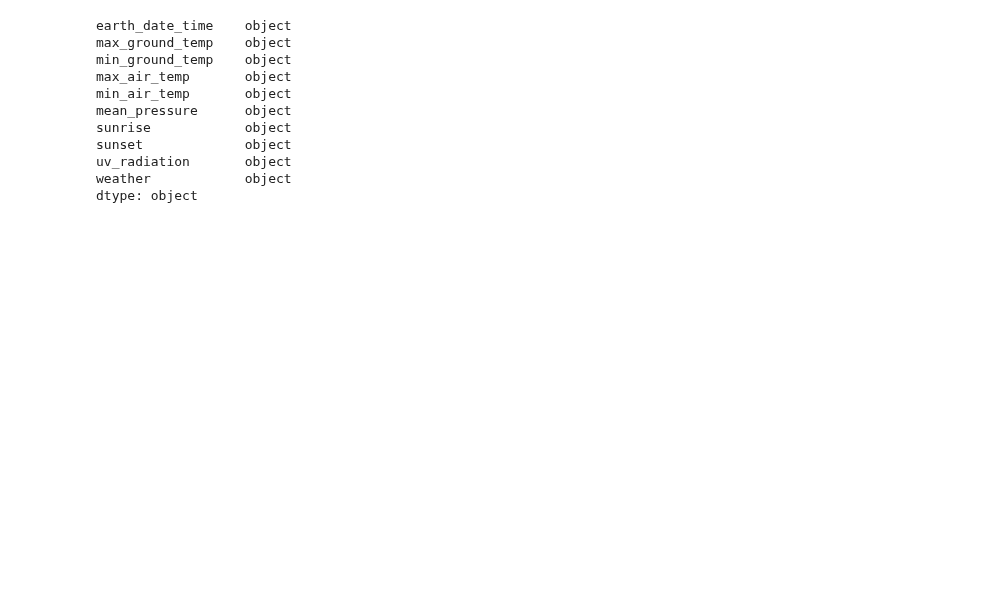
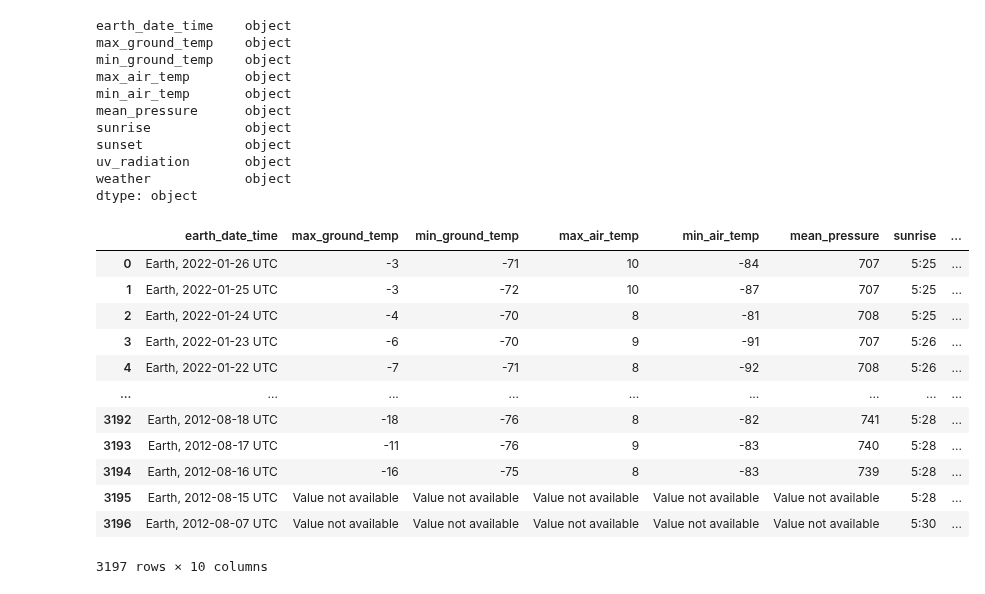
Before and after one commit to juneedpk/vscode-jupyter, a Jupyter notebook: tips_pandas.ipynb, the cells around one changed output. Drawn from its saved outputs; the diff is of its cells as text; code cells hidden in the pictures; blank space fills up the shorter version.

```diff
--- a/tips_pandas.ipynb
+++ b/tips_pandas.ipynb
@@ -340,3 +341,19 @@ sunset             object
 uv_radiation       object
 weather            object
 dtype: object
+# %%
+mars.select_dtypes('object')
+# %% [output]
+|  | earth_date_time | max_ground_temp | min_ground_temp | max_air_temp | min_air_temp | mean_pressure | sunrise | ... |
+| 0 | Earth, 2022-01-26 UTC | -3 | -71 | 10 | -84 | 707 | 5:25 | ... |
+| 1 | Earth, 2022-01-25 UTC | -3 | -72 | 10 | -87 | 707 | 5:25 | ... |
+| 2 | Earth, 2022-01-24 UTC | -4 | -70 | 8 | -81 | 708 | 5:25 | ... |
+| 3 | Earth, 2022-01-23 UTC | -6 | -70 | 9 | -91 | 707 | 5:26 | ... |
+| 4 | Earth, 2022-01-22 UTC | -7 | -71 | 8 | -92 | 708 | 5:26 | ... |
+| ... | ... | ... | ... | ... | ... | ... | ... | ... |
+| 3192 | Earth, 2012-08-18 UTC | -18 | -76 | 8 | -82 | 741 | 5:28 | ... |
+| 3193 | Earth, 2012-08-17 UTC | -11 | -76 | 9 | -83 | 740 | 5:28 | ... |
+| 3194 | Earth, 2012-08-16 UTC | -16 | -75 | 8 | -83 | 739 | 5:28 | ... |
+| 3195 | Earth, 2012-08-15 UTC | Value not available | Value not available | Value not available | Value not available | Value not available | 5:28 | ... |
+| 3196 | Earth, 2012-08-07 UTC | Value not available | Value not available | Value not available | Value not available | Value not available | 5:30 | ... |
+3197 rows × 10 columns
```
Also changed, not shown: parts of 15 cells of this notebook.
